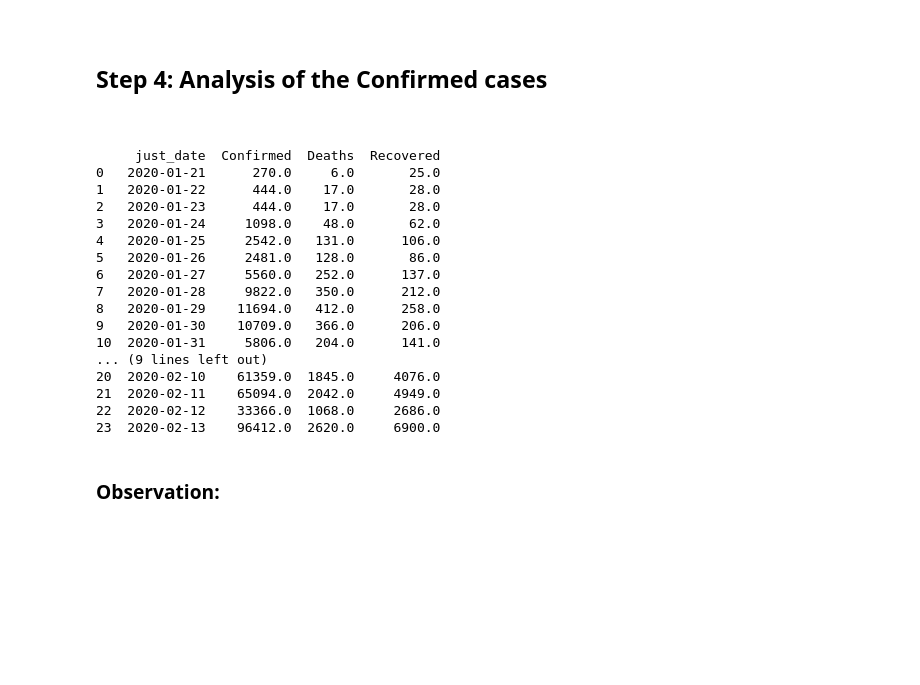
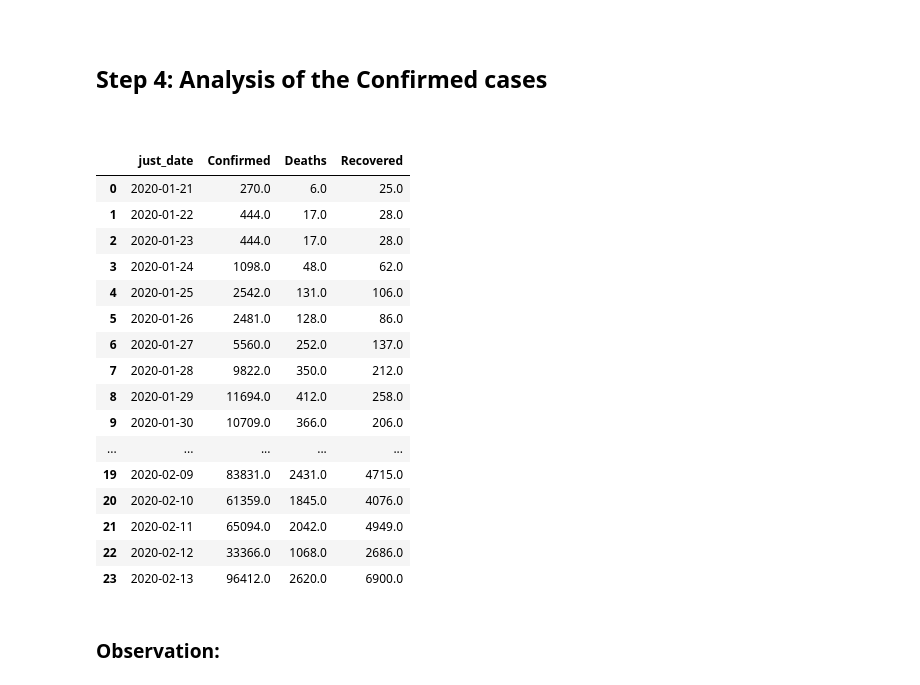
Before and after one commit to wchen928/COVID-19, a Jupyter notebook: COVID_analysis.ipynb, the cells around one changed output. Cells and saved outputs as stored; diff of their text form; code cells hidden in the pictures; blank space fills up the shorter version.

```diff
--- a/COVID_analysis.ipynb
+++ b/COVID_analysis.ipynb
@@ -113,33 +147,34 @@ plt.show()
 # %%
 #seperate the dataframe into three regions
 Hubei_df = tillfeb13_cleandf.loc[tillfeb13_cleandf["state"]=="Hubei"]
 restChina_df = tillfeb13_cleandf.loc[(tillfeb13_cleandf["region"]=="Mainland China") & (tillfeb13_cleandf["state"] != "Hubei")]
 notChina_df = tillfeb13_cleandf.loc[tillfeb13_cleandf["region"] !="Mainland China"]
 
 #organize all the dataframes in terms of day-by-day
 Hubei_bydate = Hubei_df.groupby("just_date").sum().reset_index()
 restChina_bydate = restChina_df.groupby("just_date").sum().reset_index()
 notChina_bydate = notChina_df.groupby("just_date").sum().reset_index()
 
-print(Hubei_bydate)
+#to print
+Hubei_bydate
 # %% [output]
-     just_date  Confirmed  Deaths  Recovered
-0   2020-01-21      270.0     6.0       25.0
-1   2020-01-22      444.0    17.0       28.0
-2   2020-01-23      444.0    17.0       28.0
-3   2020-01-24     1098.0    48.0       62.0
-4   2020-01-25     2542.0   131.0      106.0
-5   2020-01-26     2481.0   128.0       86.0
-6   2020-01-27     5560.0   252.0      137.0
-7   2020-01-28     9822.0   350.0      212.0
-8   2020-01-29    11694.0   412.0      258.0
-9   2020-01-30    10709.0   366.0      206.0
-10  2020-01-31     5806.0   204.0      141.0
-... (9 lines left out)
-20  2020-02-10    61359.0  1845.0     4076.0
-21  2020-02-11    65094.0  2042.0     4949.0
-22  2020-02-12    33366.0  1068.0     2686.0
-23  2020-02-13    96412.0  2620.0     6900.0
+|  | just_date | Confirmed | Deaths | Recovered |
+| 0 | 2020-01-21 | 270.0 | 6.0 | 25.0 |
+| 1 | 2020-01-22 | 444.0 | 17.0 | 28.0 |
+| 2 | 2020-01-23 | 444.0 | 17.0 | 28.0 |
+| 3 | 2020-01-24 | 1098.0 | 48.0 | 62.0 |
+| 4 | 2020-01-25 | 2542.0 | 131.0 | 106.0 |
+| 5 | 2020-01-26 | 2481.0 | 128.0 | 86.0 |
+| 6 | 2020-01-27 | 5560.0 | 252.0 | 137.0 |
+| 7 | 2020-01-28 | 9822.0 | 350.0 | 212.0 |
+| 8 | 2020-01-29 | 11694.0 | 412.0 | 258.0 |
+| 9 | 2020-01-30 | 10709.0 | 366.0 | 206.0 |
+| ... | ... | ... | ... | ... |
+| 19 | 2020-02-09 | 83831.0 | 2431.0 | 4715.0 |
+| 20 | 2020-02-10 | 61359.0 | 1845.0 | 4076.0 |
+| 21 | 2020-02-11 | 65094.0 | 2042.0 | 4949.0 |
+| 22 | 2020-02-12 | 33366.0 | 1068.0 | 2686.0 |
+| 23 | 2020-02-13 | 96412.0 | 2620.0 | 6900.0 |
 # %%
 #write a function that returns the growth rate with any column in a given dataframe
 def growth_rate (df, column):
```
Also changed, not shown: parts of 20 cells of this notebook, 1 other file.
